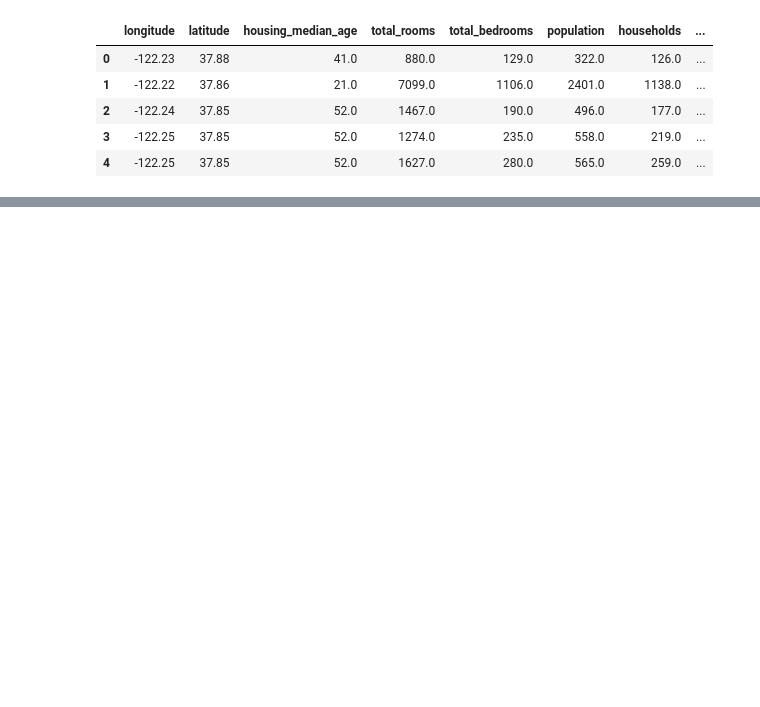
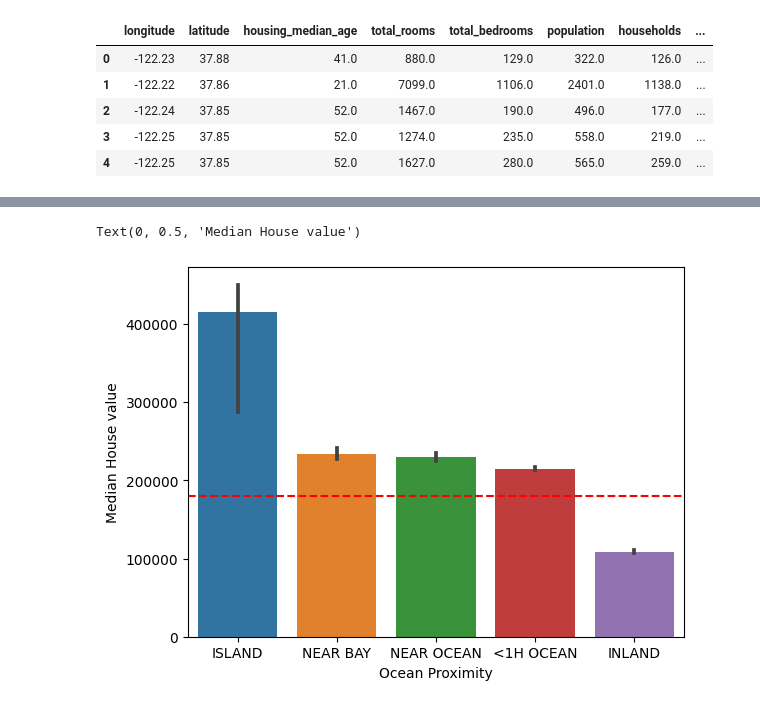
Before and after one commit to obaliuta/houseprices, a Jupyter notebook: notebook.ipynb, the cells around one changed output, grey strips where cells are left out. Saved outputs shown, nothing was run; the diff lists cells and outputs as text; code cells hidden in the pictures; blank space fills up the shorter version.

```diff
--- a/notebook.ipynb
+++ b/notebook.ipynb
@@ -22,0 +69,9 @@ df.head(5)
+# %%
+#let's check median price per ocean proximity
+plot  = sns.barplot(x='ocean_proximity', y='median_house_value', data=df, estimator='median', order=df.groupby('ocean_proximity')['median_house_value'].median().sort_values(ascending=False).index)
+plot.axhline(df.median_house_value.median(), color='red', ls='--')
+plt.xlabel('Ocean Proximity')
+plt.ylabel('Median House value')
+# %% [output]
+Text(0, 0.5, 'Median House value')
+[figure, added]
```
Also changed, not shown: parts of 10 cells of this notebook.
